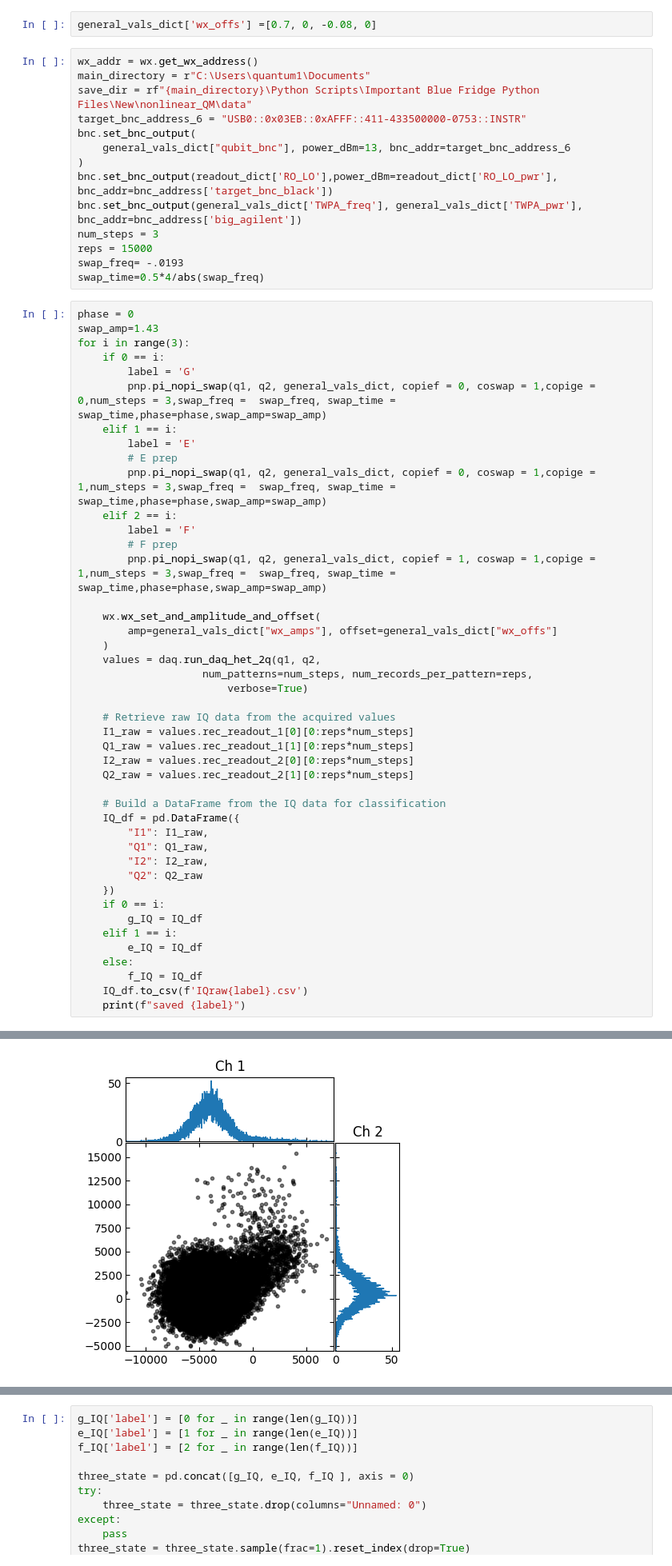
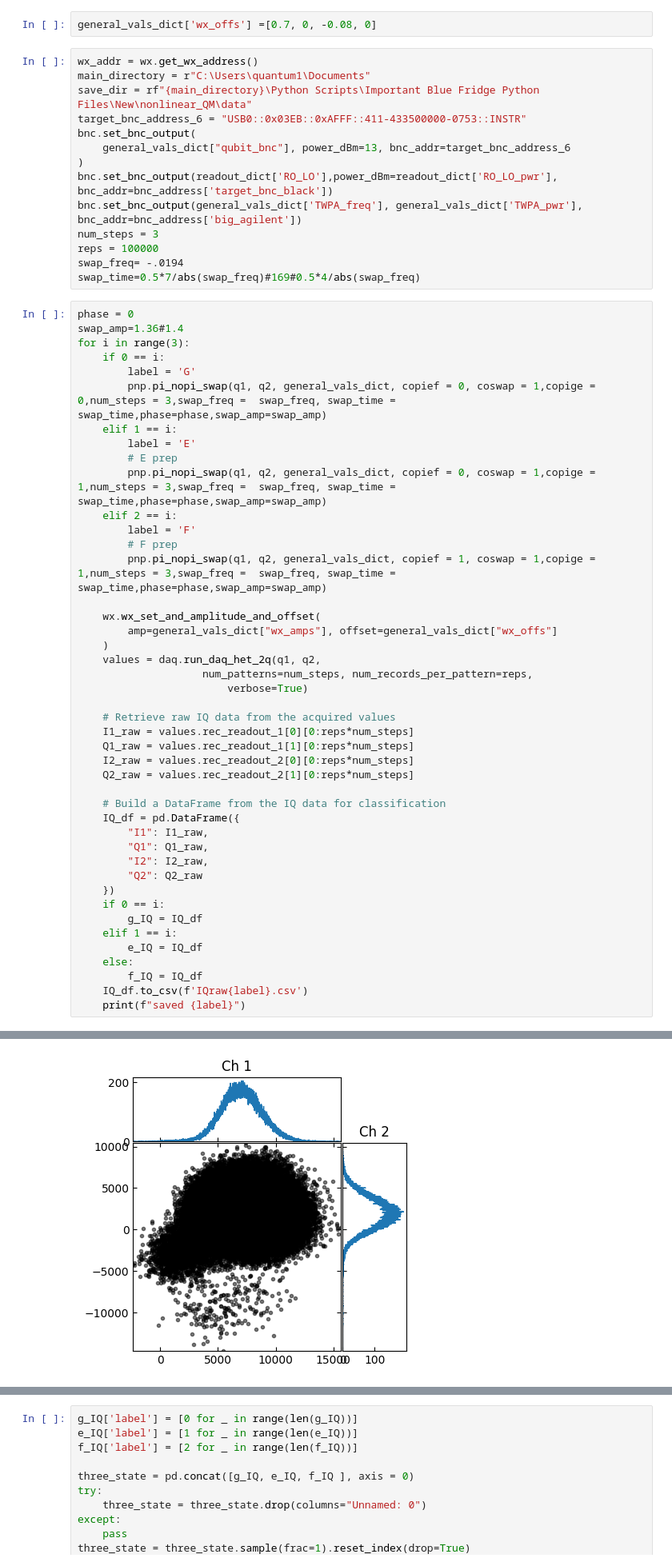
Before and after one commit to Katermurch/BlueFridgeNonLin, a Jupyter notebook: classifiers/threestate_discrim_pnp_sequence.ipynb, the cells around one changed output, grey strips where cells are left out. Shown at 80% size. Cells and saved outputs as stored; diff of their text form.

```diff
--- a/classifiers/threestate_discrim_pnp_sequence.ipynb
+++ b/classifiers/threestate_discrim_pnp_sequence.ipynb
@@ -35,12 +35,12 @@ bnc.set_bnc_output(
 bnc.set_bnc_output(readout_dict['RO_LO'],power_dBm=readout_dict['RO_LO_pwr'], bnc_addr=bnc_address['target_bnc_black'])
 bnc.set_bnc_output(general_vals_dict['TWPA_freq'], general_vals_dict['TWPA_pwr'], bnc_addr=bnc_address['big_agilent'])
 num_steps = 3
-reps = 15000
-swap_freq= -.0193
-swap_time=0.5*4/abs(swap_freq)
+reps = 100000
+swap_freq= -.0194
+swap_time=0.5*7/abs(swap_freq)#169#0.5*4/abs(swap_freq)
 # %%
 phase = 0
-swap_amp=1.43
+swap_amp=1.36#1.4
 for i in range(3):
     if 0 == i:
         label = 'G'
@@ -124,3 +124,3 @@ Transferred 754974720 bytes (119969544.509371 bytes per sec)
 <Figure size 800x800 with 0 Axes>
-[figure, old version]
+[figure, new version]
 <Figure size 800x800 with 0 Axes>
```
Also changed, not shown: parts of 3 cells of this notebook, 12 other files.
